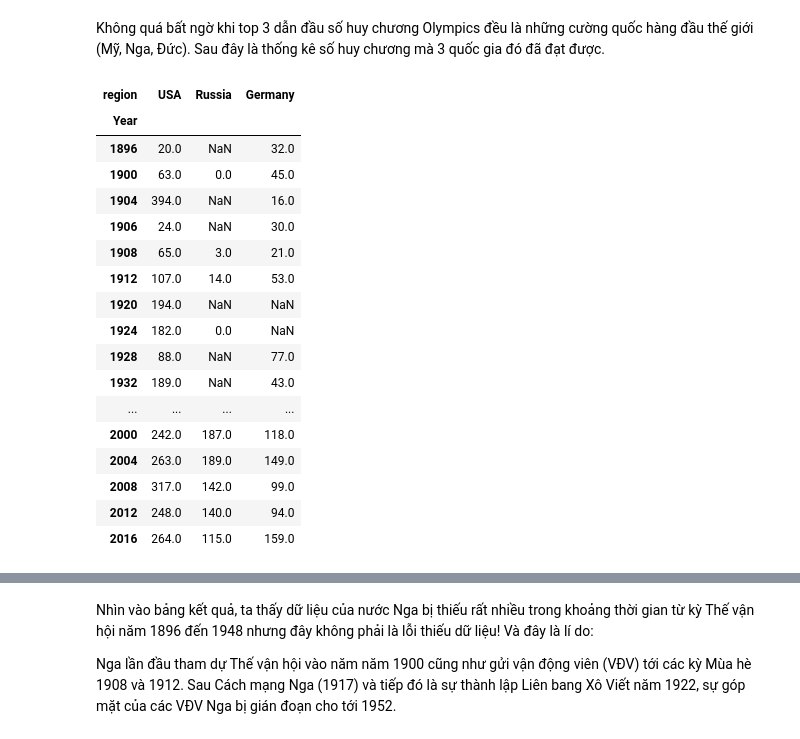
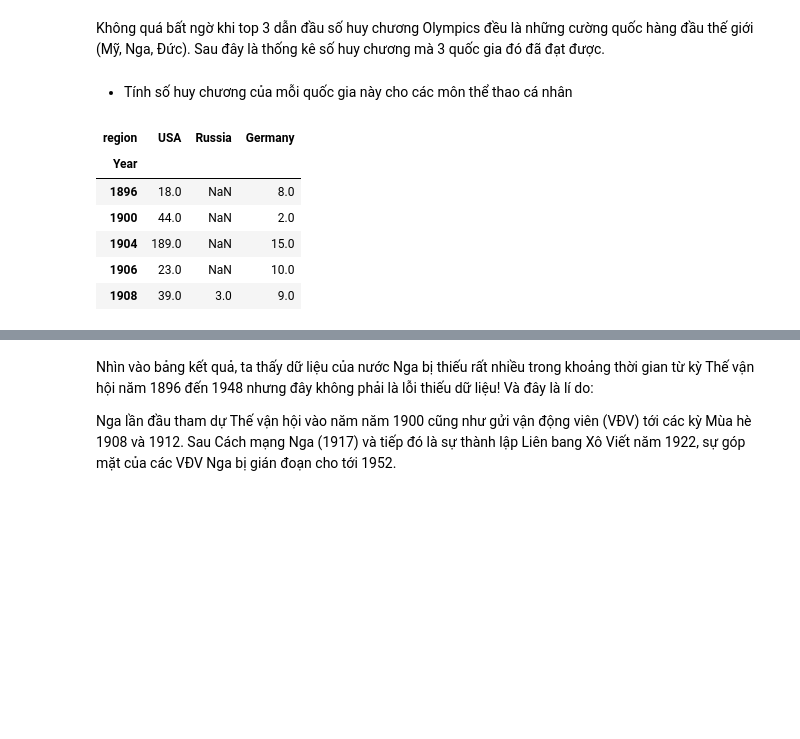
Before and after one commit to tungbtt/LTKHDL_Project, a Jupyter notebook: Olympics.ipynb, the cells around one changed output, grey strips where cells are left out. Saved outputs shown, nothing was run; the diff lists cells and outputs as text; code cells hidden in the pictures; blank space fills up the shorter version.

```diff
--- a/Olympics.ipynb
+++ b/Olympics.ipynb
@@ -411,30 +411,20 @@ top3_countries
 ['USA', 'Russia', 'Germany']
 # %% [markdown]
 Không quá bất ngờ khi top 3 dẫn đầu số huy chương Olympics đều là những cường quốc hàng đầu thế giới (Mỹ, Nga, Đức). Sau đây là thống kê số huy chương mà 3 quốc gia đó đã đạt được.
+# %% [markdown]
+- Tính số huy chương của mỗi quốc gia này cho các môn thể thao cá nhân
 # %%
-medals_per_year = pd.pivot_table(ethlete_df[ethlete_df['Season']=='Summer'],
+medals_per_year_Individual = pd.pivot_table(ethlete_df.query("Season=='Summer' & isTeamSport==0 & isWon==1"),
                                   index   = 'Year',
                                   columns = 'region',
                                   values  = 'isWon' ,
                                   aggfunc = 'sum')[top3_countries]
+medals_per_year_Individual.head()
+# %% [output]
+| region | USA | Russia | Germany |
+| Year |  |  |  |
+| 1896 | 18.0 | NaN | 8.0 |
+| 1900 | 44.0 | NaN | 2.0 |
+| 1904 | 189.0 | NaN | 15.0 |
+| 1906 | 23.0 | NaN | 10.0 |
+| 1908 | 39.0 | 3.0 | 9.0 |
-# %%
-medals_per_year
-# %% [output]
-| region | USA | Russia | Germany |
-| Year |  |  |  |
-| 1896 | 20.0 | NaN | 32.0 |
-| 1900 | 63.0 | 0.0 | 45.0 |
-| 1904 | 394.0 | NaN | 16.0 |
-| 1906 | 24.0 | NaN | 30.0 |
-| 1908 | 65.0 | 3.0 | 21.0 |
-| 1912 | 107.0 | 14.0 | 53.0 |
-| 1920 | 194.0 | NaN | NaN |
-| 1924 | 182.0 | 0.0 | NaN |
-| 1928 | 88.0 | NaN | 77.0 |
-| 1932 | 189.0 | NaN | 43.0 |
-| ... | ... | ... | ... |
-| 2000 | 242.0 | 187.0 | 118.0 |
-| 2004 | 263.0 | 189.0 | 149.0 |
-| 2008 | 317.0 | 142.0 | 99.0 |
-| 2012 | 248.0 | 140.0 | 94.0 |
-| 2016 | 264.0 | 115.0 | 159.0 |
```
Also changed, not shown: parts of 6 cells of this notebook.
